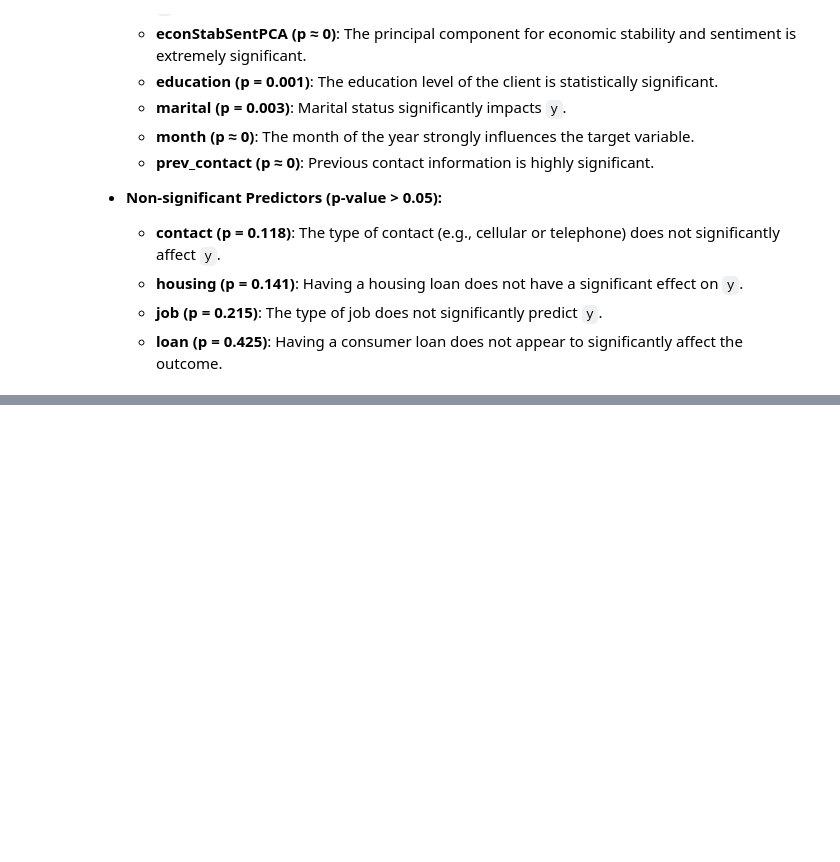
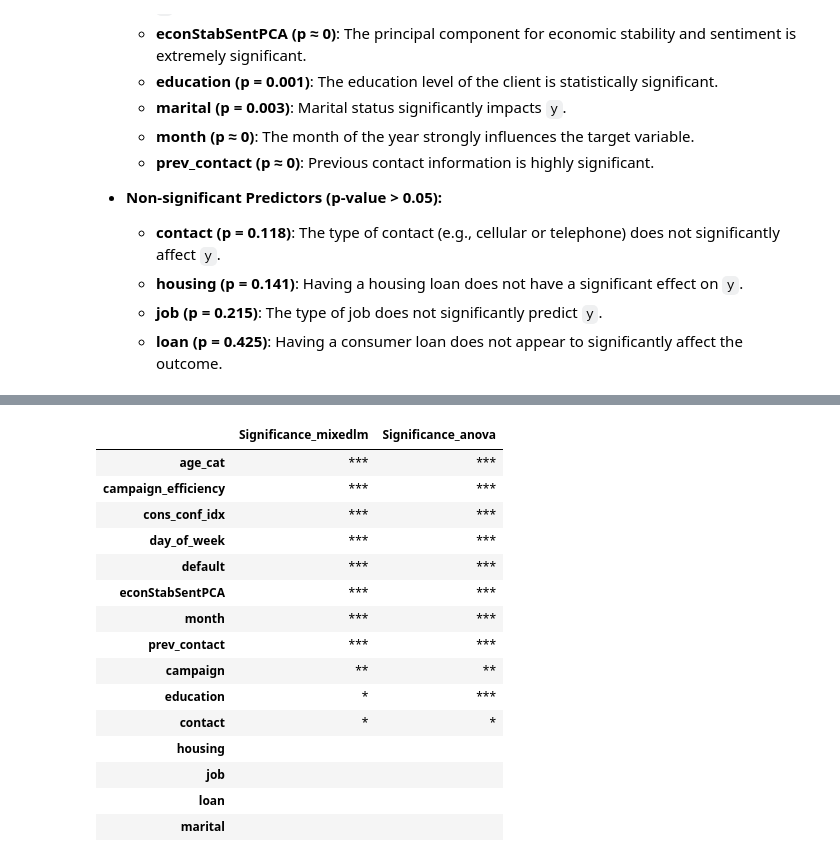
Before and after one commit to SarcasticMatrix/ml-python, a Jupyter notebook: Additional analysis.ipynb, the cells around one changed output, grey strips where cells are left out. Cells and saved outputs as stored; diff of their text form; code cells hidden in the pictures; blank space fills up the shorter version.

```diff
--- a/Additional analysis.ipynb
+++ b/Additional analysis.ipynb
@@ -160,0 +155,20 @@ result.summary().tables[1].loc[lambda df: df['P>|z|'].apply(lambda x: x.strip()
+# %%
+
+mixedlm_table[["Significance"]].join(anova_table[["Significance"]], lsuffix='_mixedlm', rsuffix='_anova').dropna().sort_values(by=["Significance_mixedlm","Significance_anova"], ascending=False)
+# %% [output]
+|  | Significance_mixedlm | Significance_anova |
+| age_cat | *** | *** |
+| campaign_efficiency | *** | *** |
+| cons_conf_idx | *** | *** |
+| day_of_week | *** | *** |
+| default | *** | *** |
+| econStabSentPCA | *** | *** |
+| month | *** | *** |
+| prev_contact | *** | *** |
+| campaign | ** | ** |
+| education | * | *** |
+| contact | * | * |
+| housing |  |  |
+| job |  |  |
+| loan |  |  |
+| marital |  |  |
```
Also changed, not shown: parts of 7 cells of this notebook.
